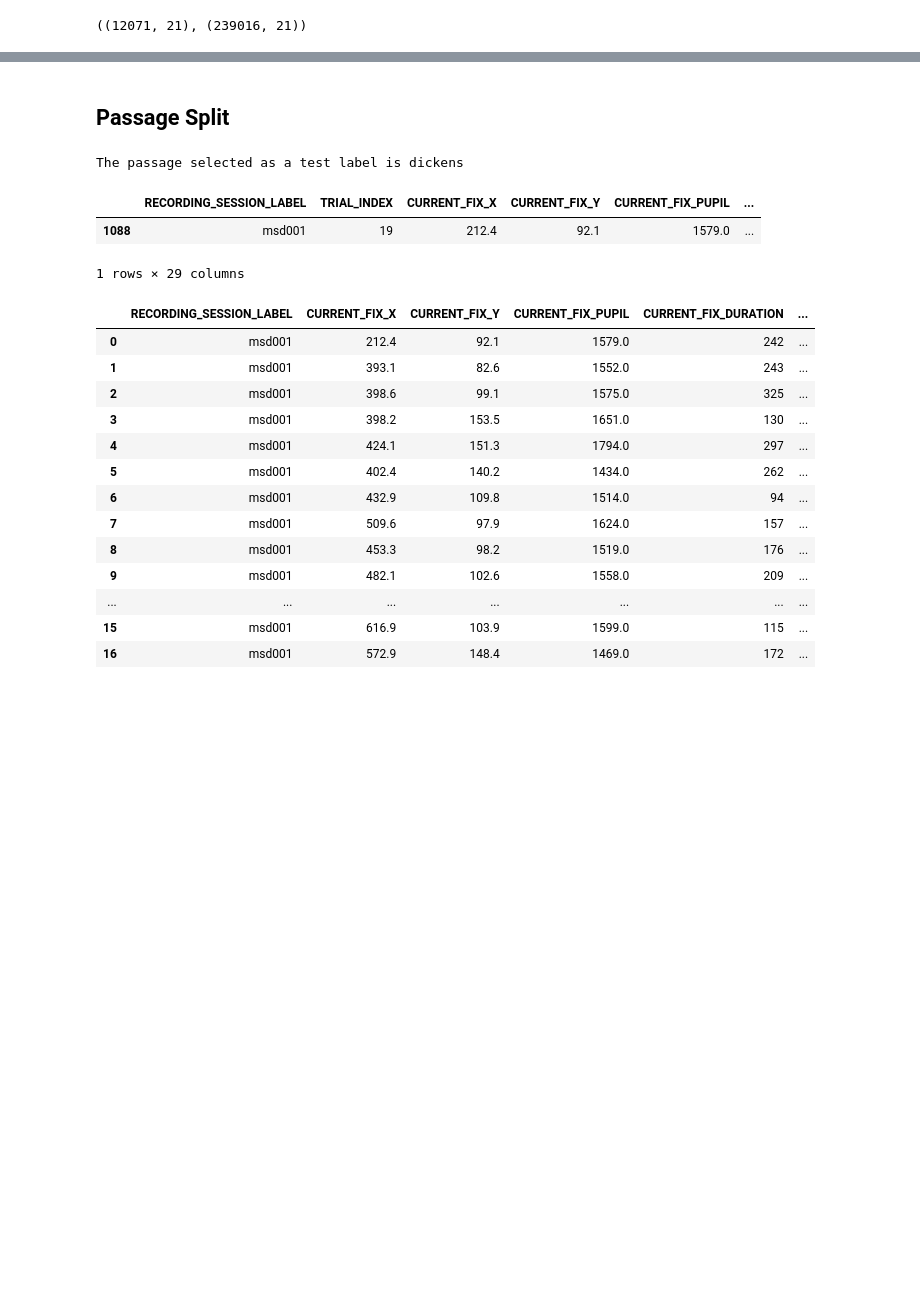
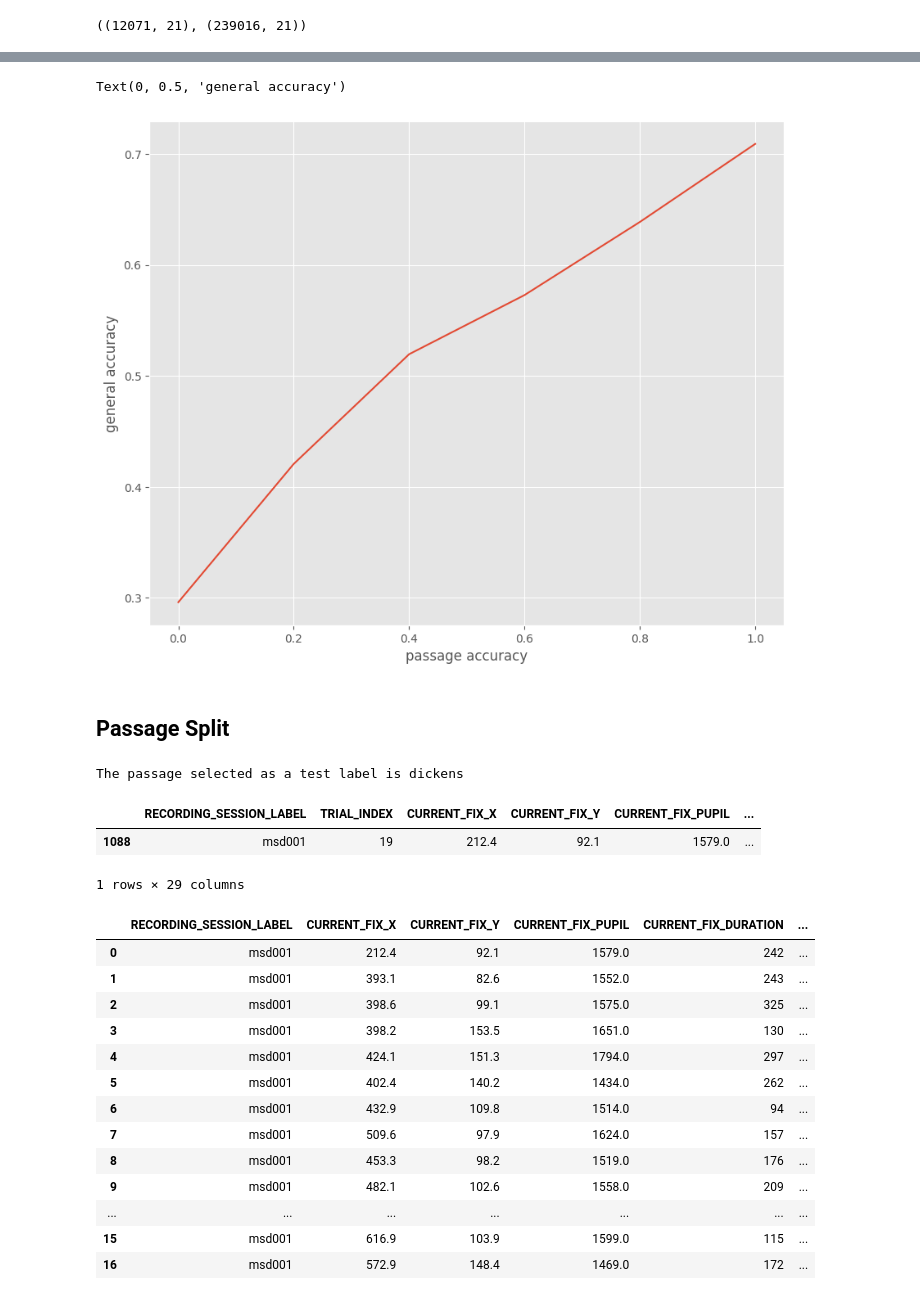
Before and after one commit to razaali0123/SB-SAT, a Jupyter notebook: model/analysis.ipynb, the cells around one changed output, grey strips where cells are left out. Cells and saved outputs as stored; diff of their text form; code cells hidden in the pictures; blank space fills up the shorter version.

```diff
--- a/model/analysis.ipynb
+++ b/model/analysis.ipynb
@@ -137,3 +243,14 @@ df_train
+# %%
+a = df_cognitive[['acc', 'subj_acc']].groupby('acc', as_index= False).mean()
+plt.figure(figsize= (10,8))
+plt.style.use('ggplot')
+
+plt.plot(a.acc, a.subj_acc)
+plt.xlabel("passage accuracy")
+plt.ylabel("general accuracy")
+# %% [output]
+Text(0, 0.5, 'general accuracy')
+[figure, added]
 # %%
 from transformers import BertTokenizer, TFBertForMaskedLM
 import tensorflow as tf
```
Also changed, not shown: parts of 13 cells of this notebook.
